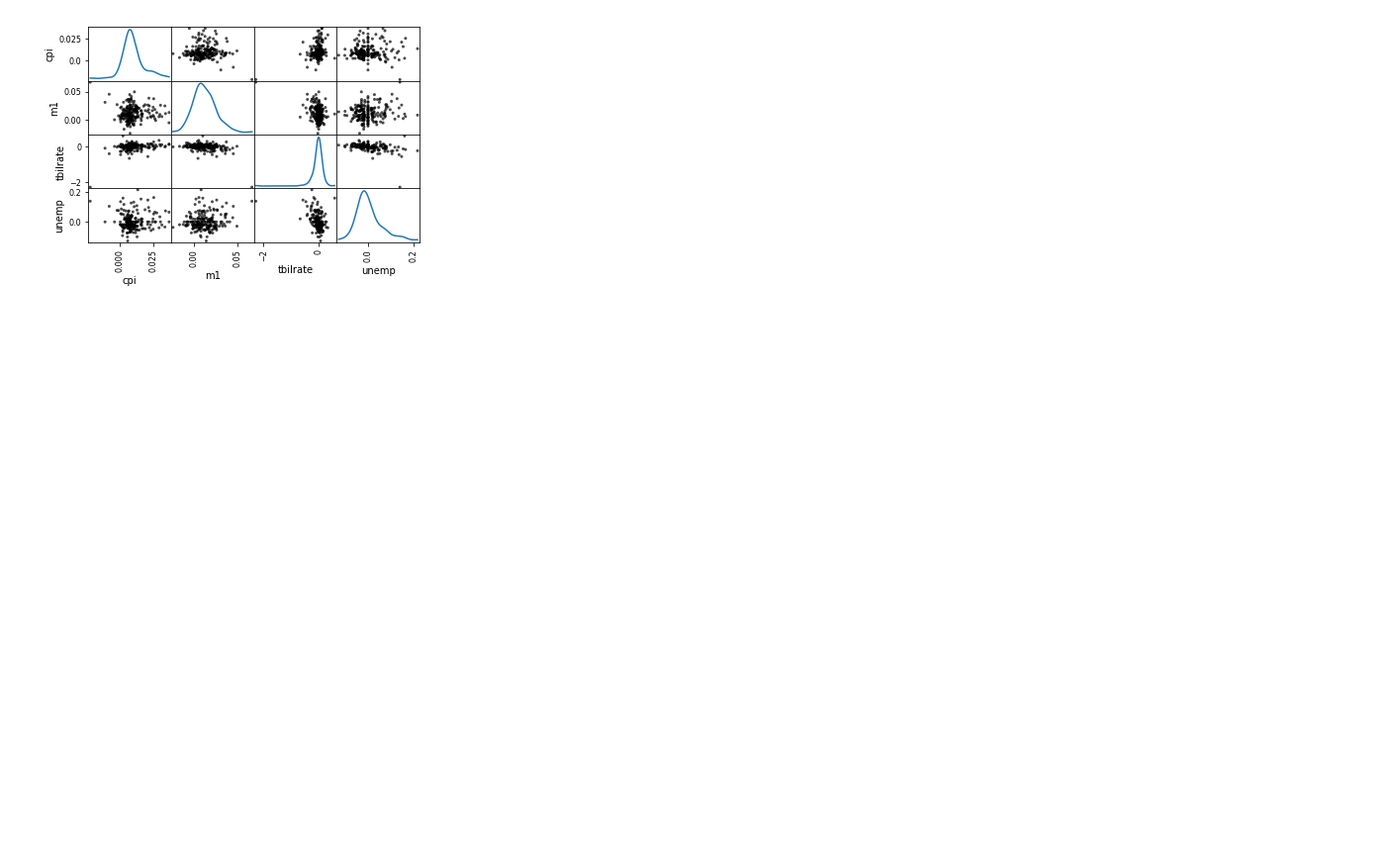
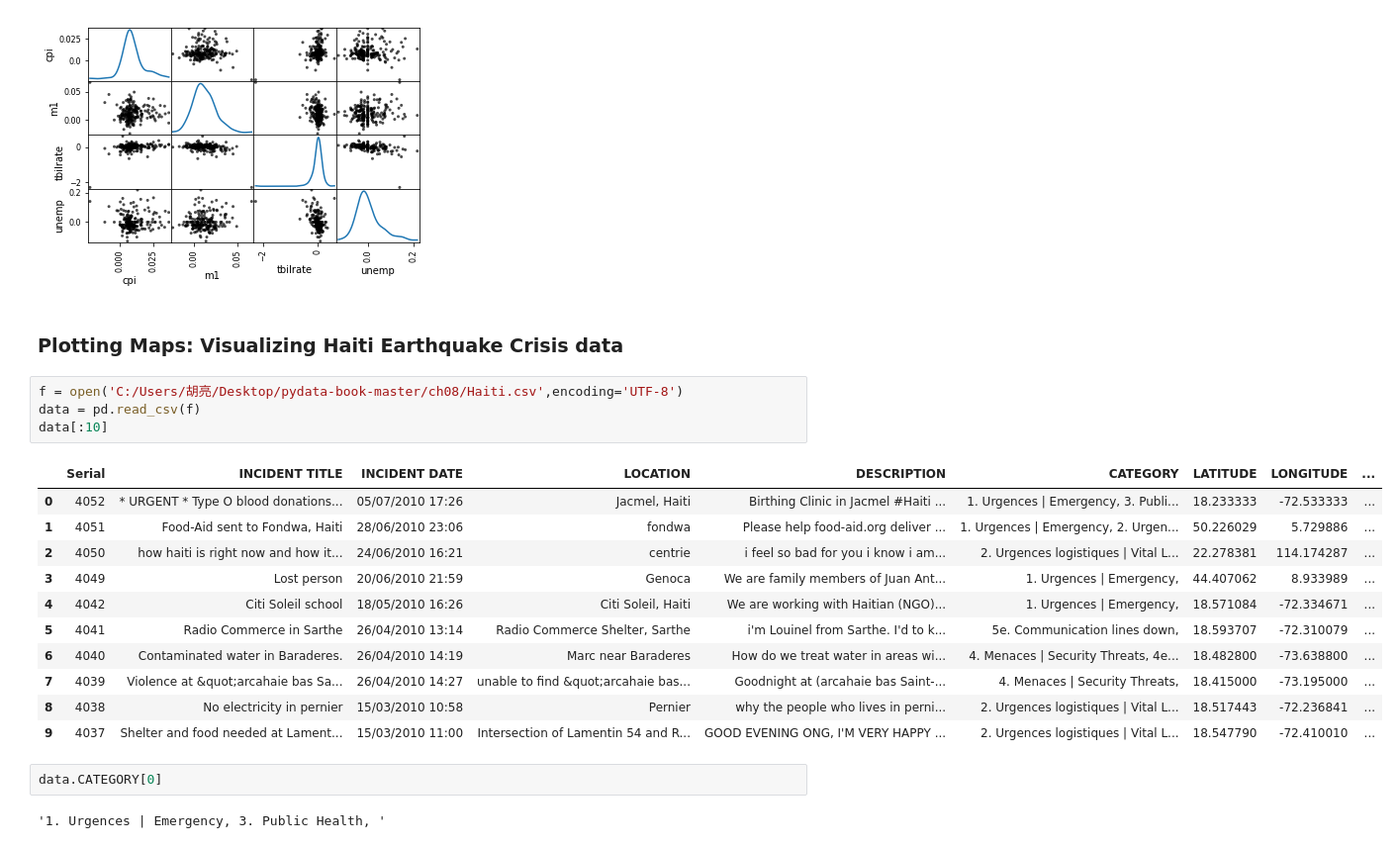
Before and after one commit to etolh/DataScience, a Jupyter notebook: python-data-processing/ch8/MatPlotTur.ipynb, the cells around one changed output. Shown at 99% size. Saved outputs shown, nothing was run; the diff lists cells and outputs as text; blank space fills up the shorter version.

Commit message:
PythonDataPro: ch8-mid 2-4

```diff
--- a/python-data-processing/ch8/MatPlotTur.ipynb
+++ b/python-data-processing/ch8/MatPlotTur.ipynb
@@ -320,3 +323,25 @@ array([[<matplotlib.axes._subplots.AxesSubplot object at 0x...>,
         <matplotlib.axes._subplots.AxesSubplot object at 0x...>,
         <matplotlib.axes._subplots.AxesSubplot object at 0x...>]], dtype=object)
 [figure]
+# %% [markdown]
+### Plotting Maps: Visualizing Haiti Earthquake Crisis data
+# %%
+f = open('C:/Users/胡亮/Desktop/pydata-book-master/ch08/Haiti.csv',encoding='UTF-8')
+data = pd.read_csv(f)
+data[:10]
+# %% [output]
+|  | Serial | INCIDENT TITLE | INCIDENT DATE | LOCATION | DESCRIPTION | CATEGORY | LATITUDE | LONGITUDE | ... |
+| 0 | 4052 | * URGENT * Type O blood donations... | 05/07/2010 17:26 | Jacmel, Haiti | Birthing Clinic in Jacmel #Haiti ... | 1. Urgences | Emergency, 3. Publi... | 18.233333 | -72.533333 | ... |
+| 1 | 4051 | Food-Aid sent to Fondwa, Haiti | 28/06/2010 23:06 | fondwa | Please help food-aid.org deliver ... | 1. Urgences | Emergency, 2. Urgen... | 50.226029 | 5.729886 | ... |
+| 2 | 4050 | how haiti is right now and how it... | 24/06/2010 16:21 | centrie | i feel so bad for you i know i am... | 2. Urgences logistiques | Vital L... | 22.278381 | 114.174287 | ... |
+| 3 | 4049 | Lost person | 20/06/2010 21:59 | Genoca | We are family members of Juan Ant... | 1. Urgences | Emergency, | 44.407062 | 8.933989 | ... |
+| 4 | 4042 | Citi Soleil school | 18/05/2010 16:26 | Citi Soleil, Haiti | We are working with Haitian (NGO)... | 1. Urgences | Emergency, | 18.571084 | -72.334671 | ... |
+| 5 | 4041 | Radio Commerce in Sarthe | 26/04/2010 13:14 | Radio Commerce Shelter, Sarthe | i'm Louinel from Sarthe. I'd to k... | 5e. Communication lines down, | 18.593707 | -72.310079 | ... |
+| 6 | 4040 | Contaminated water in Baraderes. | 26/04/2010 14:19 | Marc near Baraderes | How do we treat water in areas wi... | 4. Menaces | Security Threats, 4e... | 18.482800 | -73.638800 | ... |
+| 7 | 4039 | Violence at &quot;arcahaie bas Sa... | 26/04/2010 14:27 | unable to find &quot;arcahaie bas... | Goodnight at (arcahaie bas Saint-... | 4. Menaces | Security Threats, | 18.415000 | -73.195000 | ... |
+| 8 | 4038 | No electricity in pernier | 15/03/2010 10:58 | Pernier | why the people who lives in perni... | 2. Urgences logistiques | Vital L... | 18.517443 | -72.236841 | ... |
+| 9 | 4037 | Shelter and food needed at Lament... | 15/03/2010 11:00 | Intersection of Lamentin 54 and R... | GOOD EVENING ONG, I'M VERY HAPPY ... | 2. Urgences logistiques | Vital L... | 18.547790 | -72.410010 | ... |
+# %%
+data.CATEGORY[0]
+# %% [output]
+'1. Urgences | Emergency, 3. Public Health, '
```
Also changed, not shown: parts of 18 cells of this notebook.
